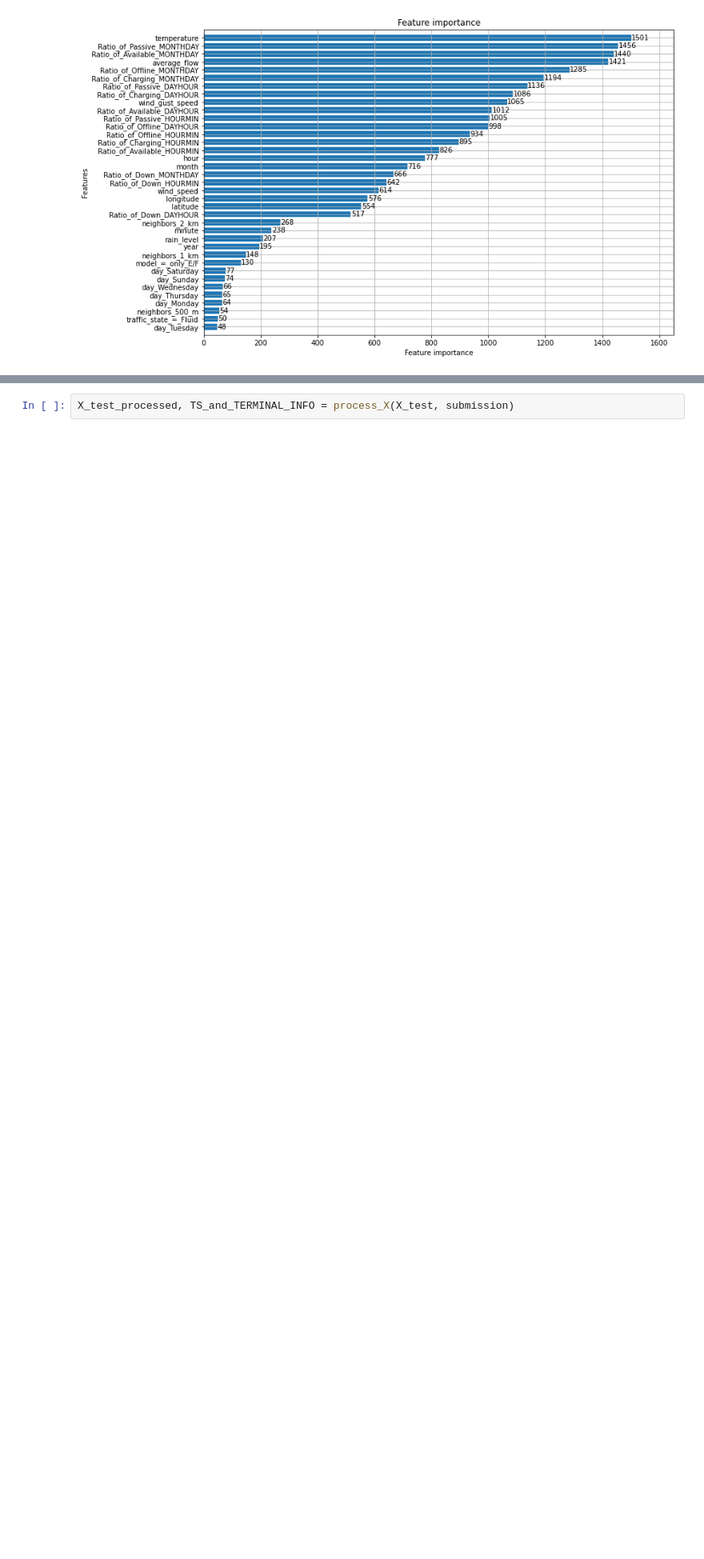
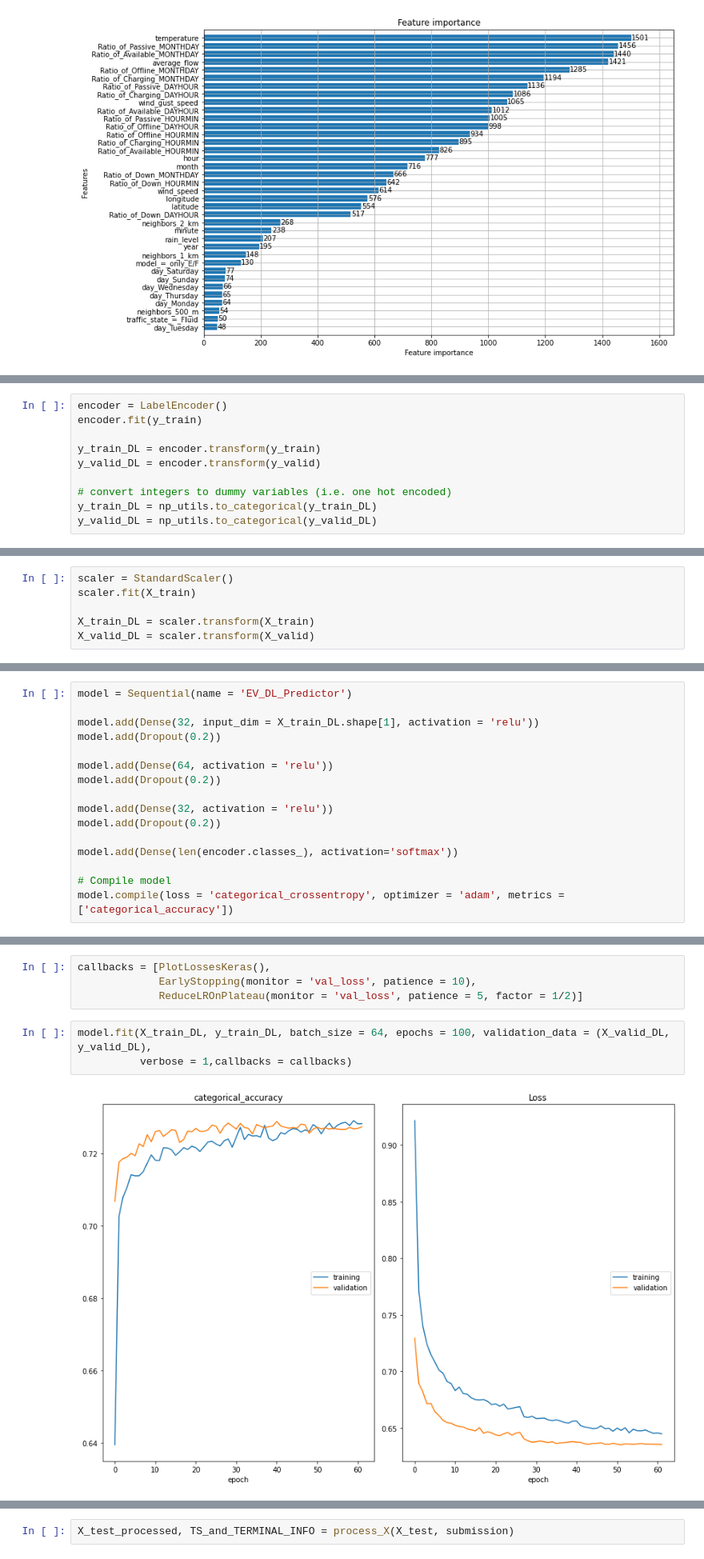
Before and after one commit to kristofrabay/python_practise, a Jupyter notebook: other/EV/analysis/modeling.ipynb, the cells around one changed output, grey strips where cells are left out. Shown: that part at 80% size. Cells and saved outputs as stored; diff of their text form; blank space fills up the shorter version.

```diff
--- a/other/EV/analysis/modeling.ipynb
+++ b/other/EV/analysis/modeling.ipynb
@@ -480,0 +504,10 @@ plt.show()
+# %%
+encoder = LabelEncoder()
+encoder.fit(y_train)
+
+y_train_DL = encoder.transform(y_train)
+y_valid_DL = encoder.transform(y_valid)
+
+# convert integers to dummy variables (i.e. one hot encoded)
+y_train_DL = np_utils.to_categorical(y_train_DL)
+y_valid_DL = np_utils.to_categorical(y_valid_DL)
@@ -480,0 +516,6 @@ plt.show()
+# %%
+scaler = StandardScaler()
+scaler.fit(X_train)
+
+X_train_DL = scaler.transform(X_train)
+X_valid_DL = scaler.transform(X_valid)
@@ -480,0 +524,16 @@ plt.show()
+# %%
+model = Sequential(name = 'EV_DL_Predictor')
+
+model.add(Dense(32, input_dim = X_train_DL.shape[1], activation = 'relu'))
+model.add(Dropout(0.2))
+
+model.add(Dense(64, activation = 'relu'))
+model.add(Dropout(0.2))
+
+model.add(Dense(32, activation = 'relu'))
+model.add(Dropout(0.2))
+
+model.add(Dense(len(encoder.classes_), activation='softmax'))
+
+# Compile model
+model.compile(loss = 'categorical_crossentropy', optimizer = 'adam', metrics = ['categorical_accuracy'])
@@ -480,0 +562,9 @@ plt.show()
+# %%
+callbacks = [PlotLossesKeras(),
+             EarlyStopping(monitor = 'val_loss', patience = 10),
+             ReduceLROnPlateau(monitor = 'val_loss', patience = 5, factor = 1/2)]
+# %%
+model.fit(X_train_DL, y_train_DL, batch_size = 64, epochs = 100, validation_data = (X_valid_DL, y_valid_DL),
+          verbose = 1,callbacks = callbacks)
+# %% [output]
+[figure, added]
```
Also changed, not shown: parts of 28 cells of this notebook, 1 other file.
